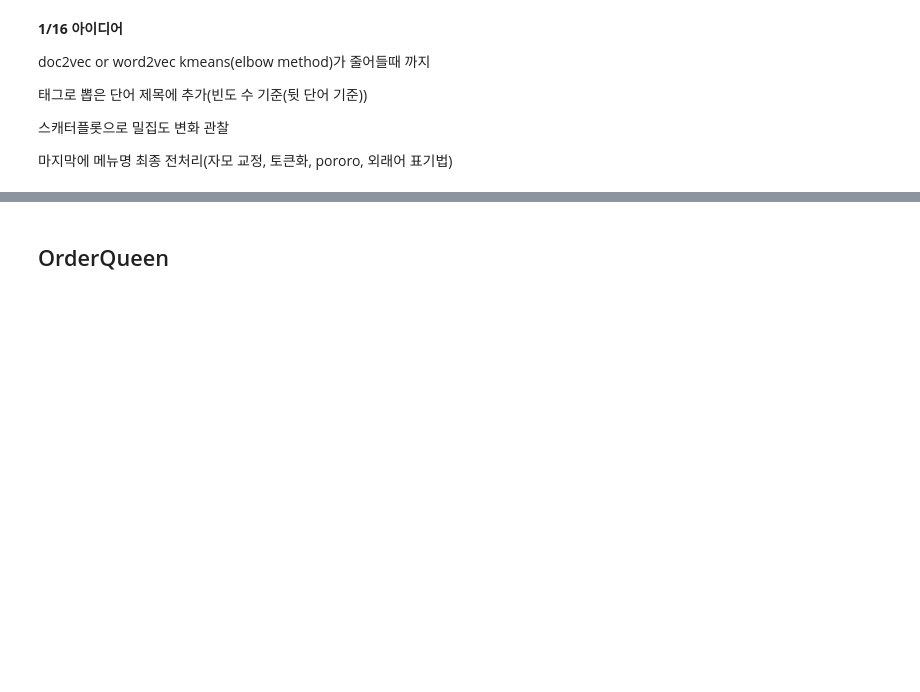
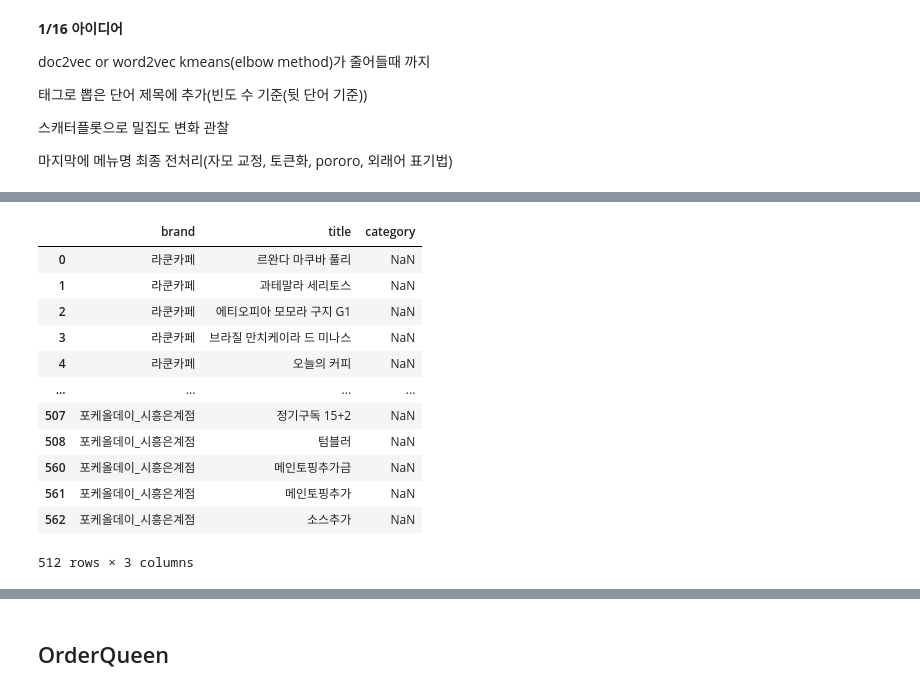
Before and after one commit to badro97/NLP_Practice, a Jupyter notebook: 데이터_전처리.ipynb, the cells around one changed output, grey strips where cells are left out. Cells and saved outputs as stored; diff of their text form; code cells hidden in the pictures; blank space fills up the shorter version.

```diff
--- a/데이터_전처리.ipynb
+++ b/데이터_전처리.ipynb
@@ -19,6 +17,10 @@ from soykeyword.proportion import CorpusbasedKeywordExtractor
 # %%
 df = pd.read_excel('/content/gdrive/MyDrive/싼데비스탄/비버웍스_샘플데이터_open.xlsx', sheet_name=None)
 dirty = pd.read_excel('/content/gdrive/MyDrive/싼데비스탄/해커톤참고자료(dirty).xlsx')
+# %%
+# local
+df = pd.read_excel('/Users/badro97/NLP/NLP_Practice/비버웍스_샘플데이터_open.xlsx', sheet_name=None)
+dirty = pd.read_excel('/Users/badro97/NLP/NLP_Practice/해커톤참고자료(dirty).xlsx')
 # %%
 orderQueen = df['오더퀸']
 unos = df['우노스']
@@ -60,4 +76,18 @@ df
 # %%
-df[df['category'].isnull()]['category'].unique()
+df[df['category'].isnull()]
+# %% [output]
+|  | brand | title | category |
+| 0 | 라쿤카페 | 르완다 마쿠바 풀리 | NaN |
+| 1 | 라쿤카페 | 과테말라 세리토스 | NaN |
+| 2 | 라쿤카페 | 에티오피아 모모라 구지 G1 | NaN |
+| 3 | 라쿤카페 | 브라질 만치케이라 드 미나스 | NaN |
+| 4 | 라쿤카페 | 오늘의 커피 | NaN |
+| ... | ... | ... | ... |
+| 507 | 포케올데이_시흥은계점 | 정기구독 15+2 | NaN |
+| 508 | 포케올데이_시흥은계점 | 텀블러 | NaN |
+| 560 | 포케올데이_시흥은계점 | 메인토핑추가금 | NaN |
+| 561 | 포케올데이_시흥은계점 | 메인토핑추가 | NaN |
+| 562 | 포케올데이_시흥은계점 | 소스추가 | NaN |
+512 rows × 3 columns
 # %%
 df['category'].unique()
```
Also changed, not shown: parts of 20 cells of this notebook.
